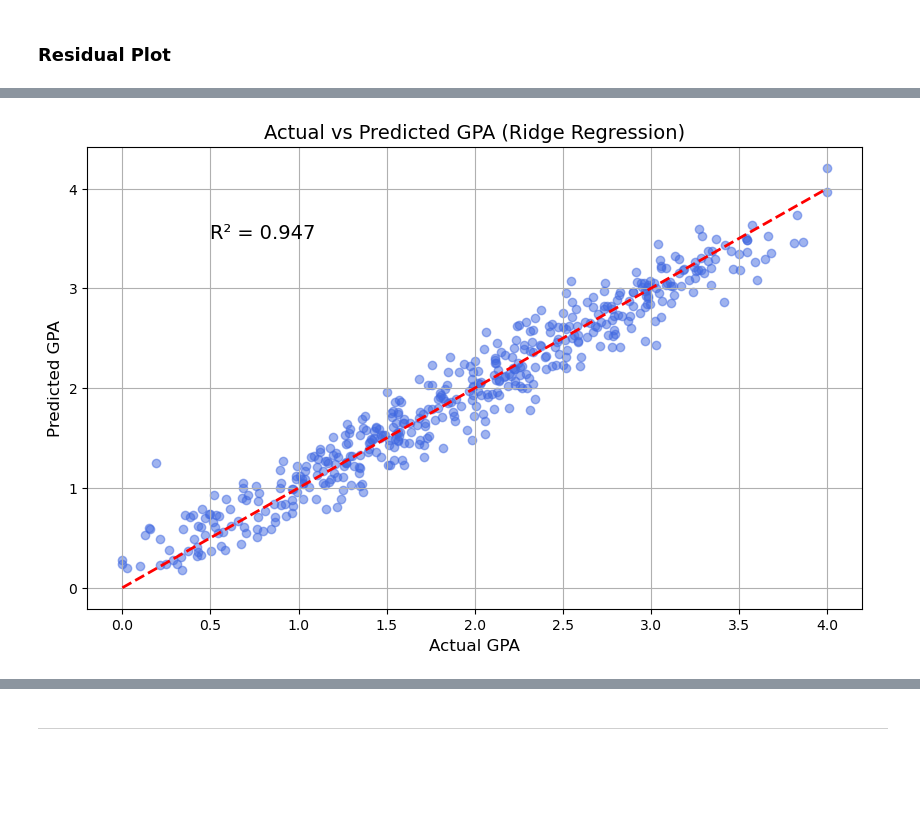
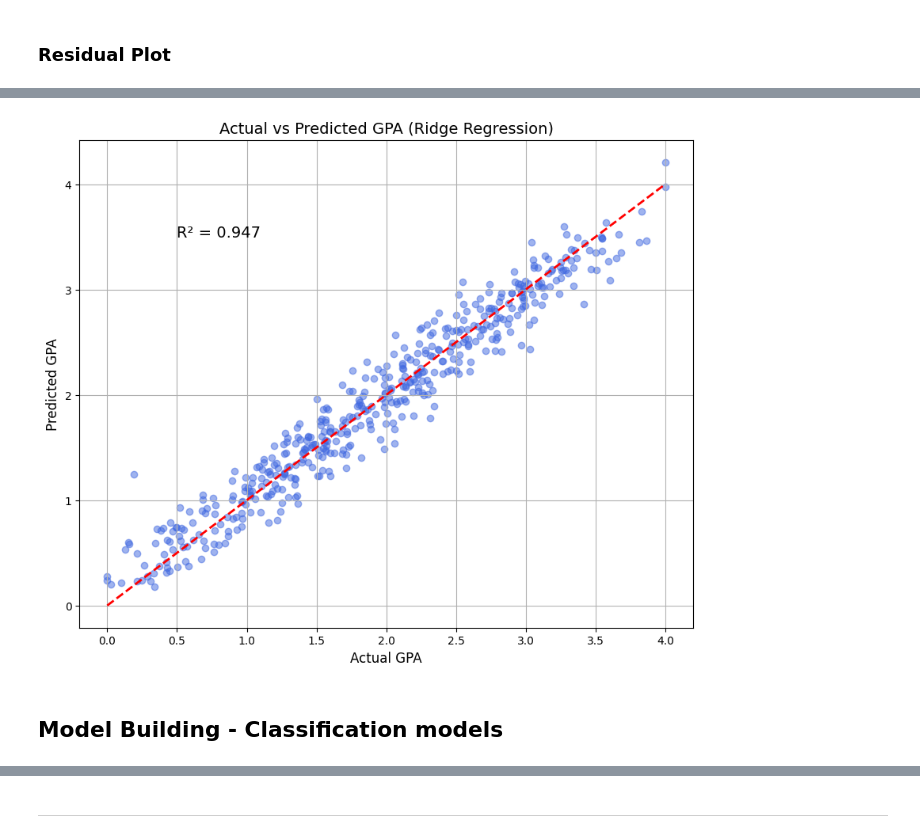
Before and after one commit to Enderphantom01/MLG-381-Assignment-1, a Jupyter notebook: notebooks/Group_AD_Notebook.ipynb, the cells around one changed output, grey strips where cells are left out. Drawn from its saved outputs; the diff is of its cells as text; code cells hidden in the pictures; blank space fills up the shorter version.

Commit message:
I added classification models and deep learning

```diff
--- a/notebooks/Group_AD_Notebook.ipynb
+++ b/notebooks/Group_AD_Notebook.ipynb
@@ -602,12 +602,14 @@ plt.show()
 # %%
-plt.figure(figsize=(10,6))
+plt.figure(figsize=(10,8))
 plt.scatter(y_test, y_pred, alpha=0.5, color='royalblue')
 plt.plot([y.min(), y.max()], [y.min(), y.max()], '--r', linewidth=2)
 plt.title('Actual vs Predicted GPA (Ridge Regression)', fontsize=14)
 plt.xlabel('Actual GPA', fontsize=12)
 plt.ylabel('Predicted GPA', fontsize=12)
 plt.grid(True)
 plt.text(0.5, 3.5, f'R² = {r2_score(y_test, y_pred):.3f}', fontsize=14)
 plt.show()
 # %% [output]
-[figure, old version]
+[figure, new version]
+# %% [markdown]
+## Model Building - Classification models
```
Also changed, not shown: parts of 20 cells of this notebook, 1 other file.
